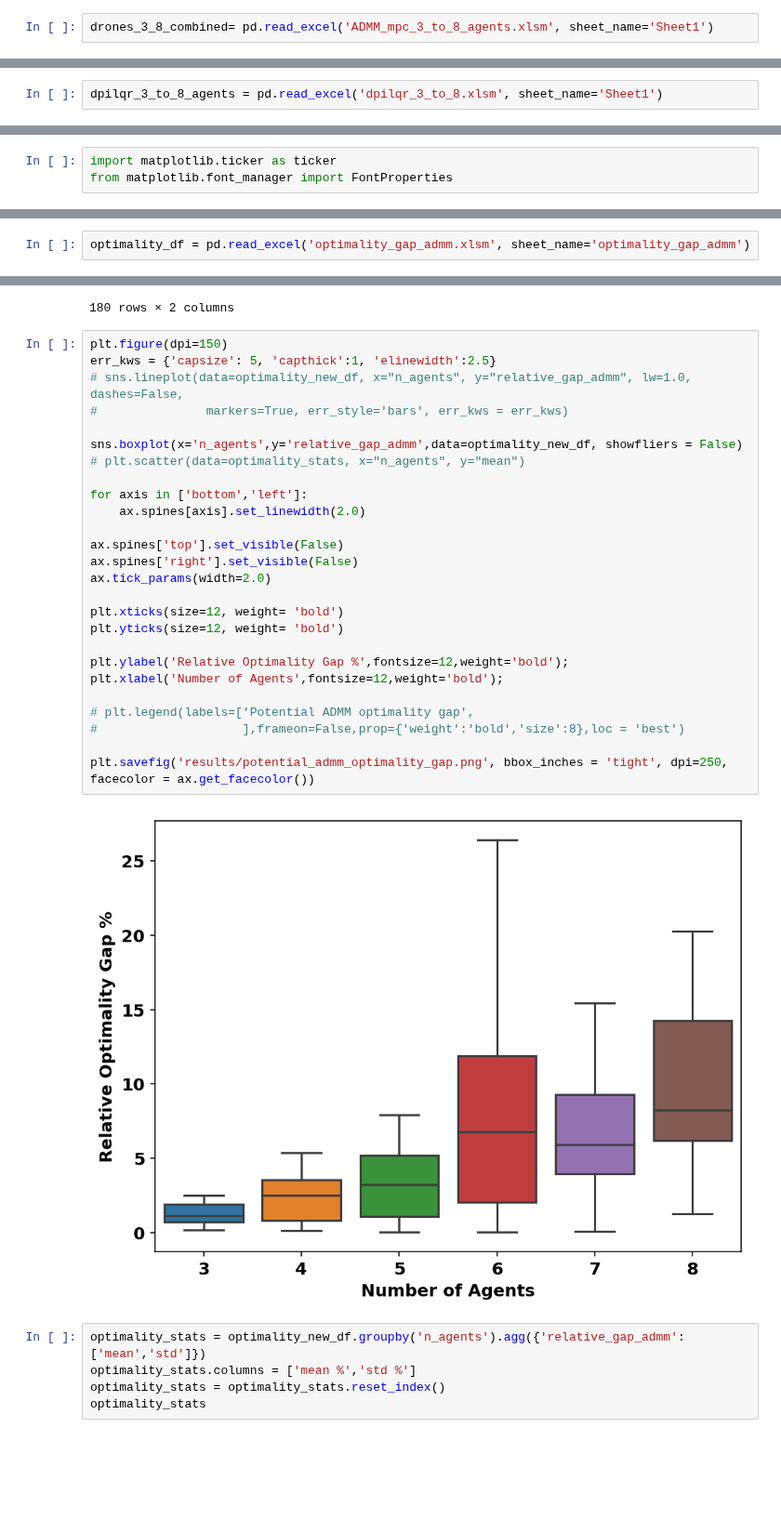
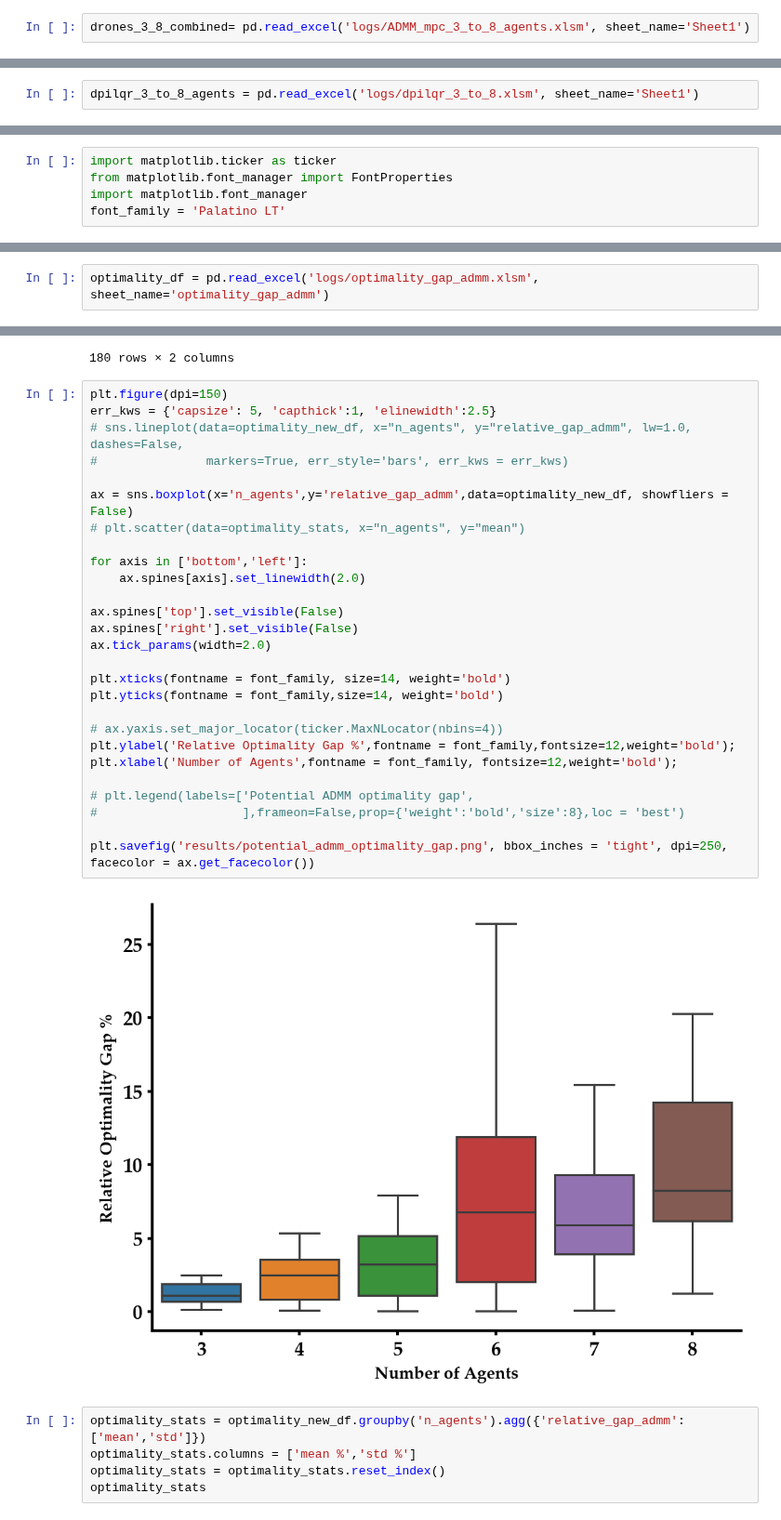
Before and after one commit to labicon/Potential-ADMM_code, a Jupyter notebook: distributed_ADMM/monte_carlo_analysis.ipynb, the cells around one changed output, grey strips where cells are left out. Shown at 93% size. Drawn from its saved outputs; the diff is of its cells as text; blank space fills up the shorter version.

Commit message:
changed font types in fiures

```diff
--- a/distributed_ADMM/monte_carlo_analysis.ipynb
+++ b/distributed_ADMM/monte_carlo_analysis.ipynb
@@ -8,7 +54,7 @@ from solvers import util
 # %% [markdown]
 #### We start by analyzing the comparison of computation times between DP-ILQR, regular consensus ADMM, and potential ADMM:
 # %%
-drones_3_8_combined= pd.read_excel('ADMM_mpc_3_to_8_agents.xlsm', sheet_name='Sheet1')
+drones_3_8_combined= pd.read_excel('logs/ADMM_mpc_3_to_8_agents.xlsm', sheet_name='Sheet1')
 # %%
 drones_3_8_combined.columns
 # %% [output]
@@ -35,7 +81,7 @@ drones_3_8_combined['normalized_t_solve'] = drones_3_8_combined['t_solve_avg']/d
 # %%
 drones_3_8_combined['normalized_t_std'] = drones_3_8_combined['t_solve_std']/drones_3_8_combined['obj_trj']
 # %%
-dpilqr_3_to_8_agents = pd.read_excel('dpilqr_3_to_8.xlsm', sheet_name='Sheet1')
+dpilqr_3_to_8_agents = pd.read_excel('logs/dpilqr_3_to_8.xlsm', sheet_name='Sheet1')
 # %%
 dpilqr_3_to_8_agents.columns
 # %% [output]
@@ -74,4 +120,6 @@ Index(['n_agents', 'i_trial', 'SOVA_admm', 't', 'obj_trj', 'T', 'dt',
 # %%
 import matplotlib.ticker as ticker
 from matplotlib.font_manager import FontProperties
+import matplotlib.font_manager
+font_family = 'Palatino LT'
 # %%
@@ -159,7 +187,7 @@ plt.savefig('results/std_computation_times_comparison.png', bbox_inches = 'tight
 # %% [markdown]
 #### Now we analyze optimality gaps between DP-ILQR and potential ADMM compared against a vanilla centralized MPC baseline
 # %%
-optimality_df = pd.read_excel('optimality_gap_admm.xlsm', sheet_name='optimality_gap_admm')
+optimality_df = pd.read_excel('logs/optimality_gap_admm.xlsm', sheet_name='optimality_gap_admm')
 # %%
 optimality_df.columns
 # %% [output]
@@ -246,31 +274,32 @@ optimality_new_df
 # %%
 plt.figure(dpi=150)
 err_kws = {'capsize': 5, 'capthick':1, 'elinewidth':2.5}
 # sns.lineplot(data=optimality_new_df, x="n_agents", y="relative_gap_admm", lw=1.0, dashes=False,
 #               markers=True, err_style='bars', err_kws = err_kws)
 
-sns.boxplot(x='n_agents',y='relative_gap_admm',data=optimality_new_df, showfliers = False)
+ax = sns.boxplot(x='n_agents',y='relative_gap_admm',data=optimality_new_df, showfliers = False)
 # plt.scatter(data=optimality_stats, x="n_agents", y="mean")
 
 for axis in ['bottom','left']:
     ax.spines[axis].set_linewidth(2.0)
 
 ax.spines['top'].set_visible(False)
 ax.spines['right'].set_visible(False)
 ax.tick_params(width=2.0)
 
-plt.xticks(size=12, weight= 'bold')
-plt.yticks(size=12, weight= 'bold')
+plt.xticks(fontname = font_family, size=14, weight='bold')
+plt.yticks(fontname = font_family,size=14, weight='bold')
 
-plt.ylabel('Relative Optimality Gap %',fontsize=12,weight='bold');
-plt.xlabel('Number of Agents',fontsize=12,weight='bold');
+# ax.yaxis.set_major_locator(ticker.MaxNLocator(nbins=4))
+plt.ylabel('Relative Optimality Gap %',fontname = font_family,fontsize=12,weight='bold');
+plt.xlabel('Number of Agents',fontname = font_family, fontsize=12,weight='bold');
 
 # plt.legend(labels=['Potential ADMM optimality gap',
 #                    ],frameon=False,prop={'weight':'bold','size':8},loc = 'best')
 
 plt.savefig('results/potential_admm_optimality_gap.png', bbox_inches = 'tight', dpi=250, facecolor = ax.get_facecolor())
 # %% [output]
-[figure, old version]
+[figure, new version]
 # %%
 optimality_stats = optimality_new_df.groupby('n_agents').agg({'relative_gap_admm':['mean','std']})
 optimality_stats.columns = ['mean %','std %']
```
Also changed, not shown: parts of 8 cells of this notebook, 17 other files.
